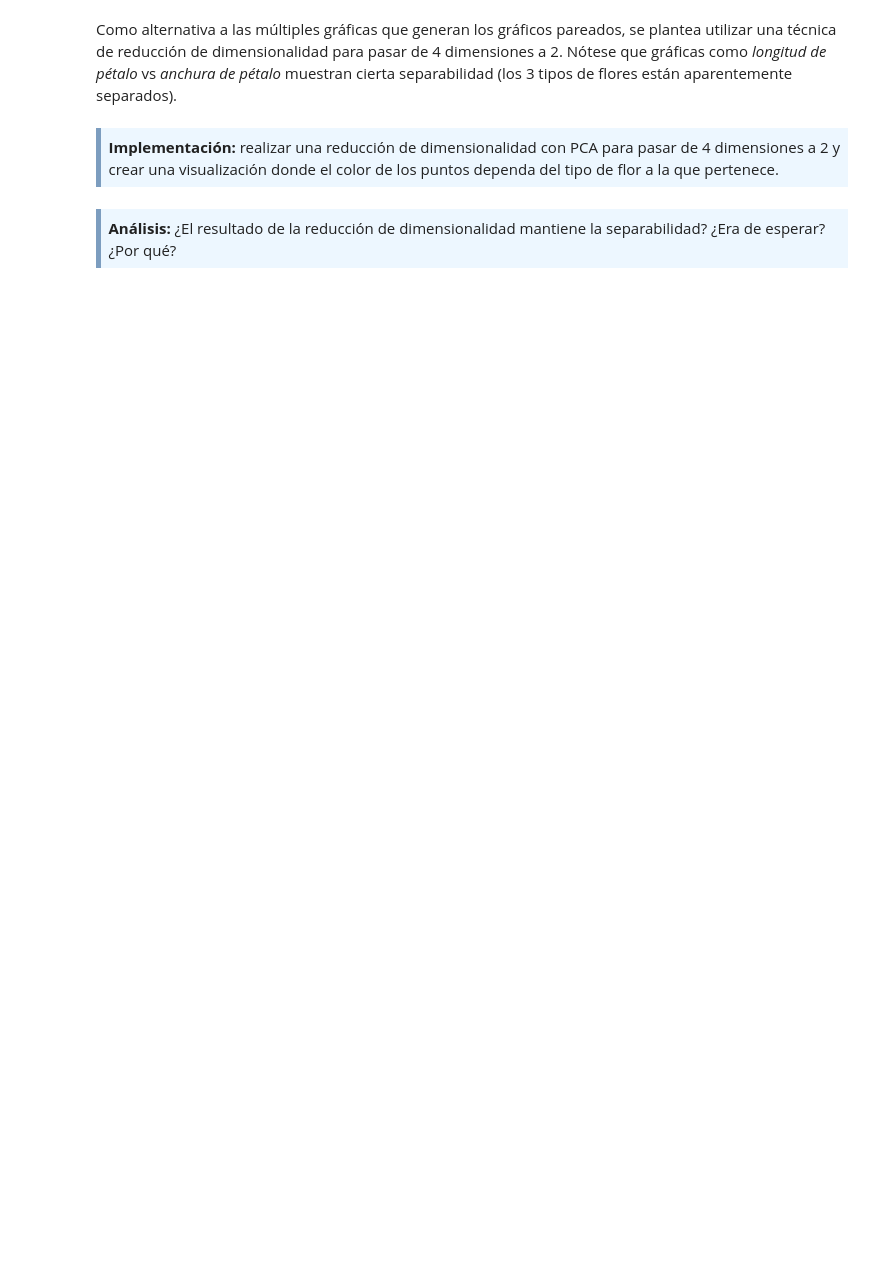
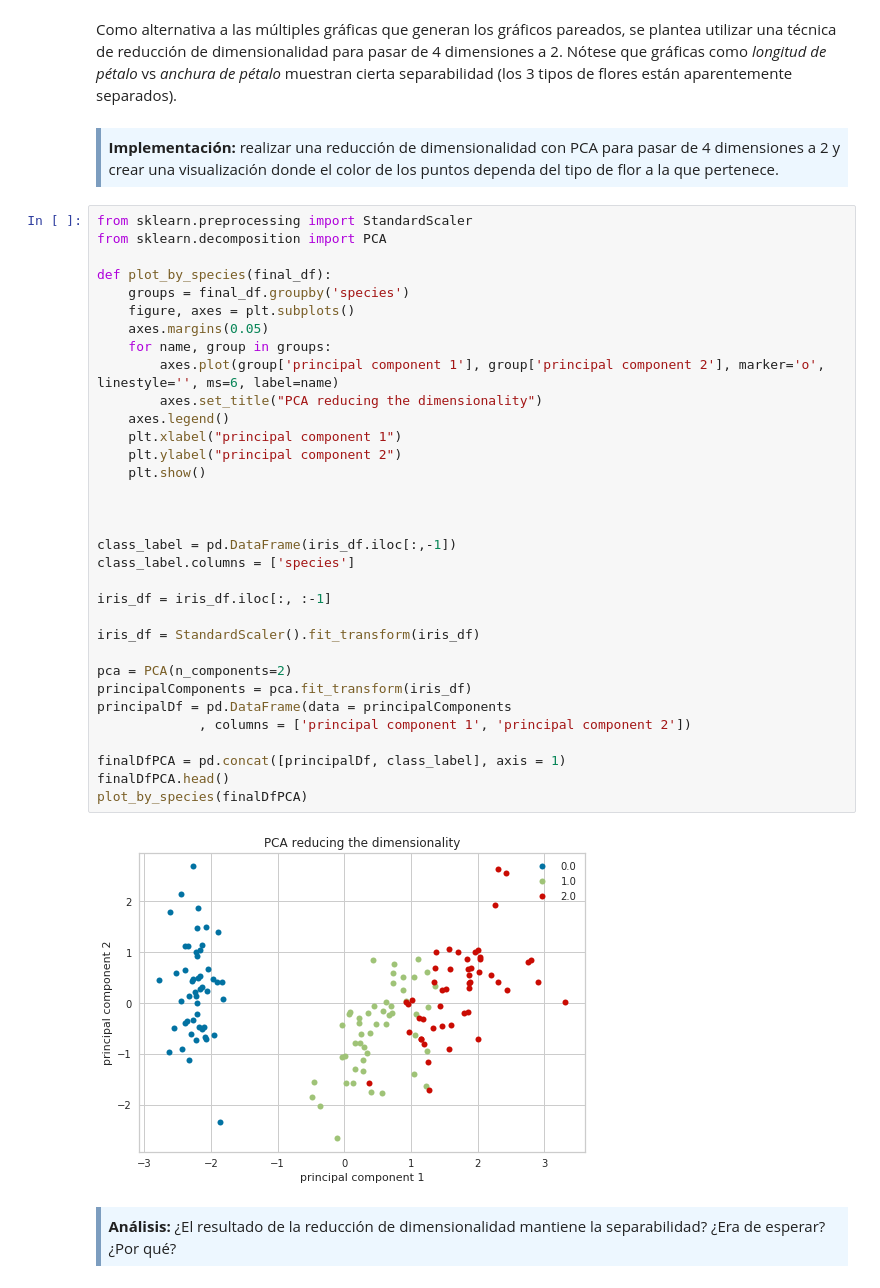
Before and after one commit to fernandoabcampos/advanced-data-mining, a Jupyter notebook: PEC2/20181_M2.855_PEC2-Enunciado.ipynb, the cells around one changed output. Saved outputs shown, nothing was run; the diff lists cells and outputs as text; blank space fills up the shorter version.

```diff
--- a/PEC2/20181_M2.855_PEC2-Enunciado.ipynb
+++ b/PEC2/20181_M2.855_PEC2-Enunciado.ipynb
@@ -516,6 +536,41 @@ Como alternativa a las múltiples gráficas que generan los gráficos pareados,
 <div style="background-color: #EDF7FF; border-color: #7C9DBF; border-left: 5px solid #7C9DBF; padding: 0.5em;">
 <strong>Implementación:</strong> realizar una reducción de dimensionalidad con PCA para pasar de 4 dimensiones a 2 y crear una visualización donde el color de los puntos dependa del tipo de flor a la que pertenece.
 </div>
+# %%
+from sklearn.preprocessing import StandardScaler
+from sklearn.decomposition import PCA
+
+def plot_by_species(final_df):
+    groups = final_df.groupby('species')
+    figure, axes = plt.subplots()
+    axes.margins(0.05)
+    for name, group in groups:
+        axes.plot(group['principal component 1'], group['principal component 2'], marker='o', linestyle='', ms=6, label=name)
+        axes.set_title("PCA reducing the dimensionality")
+    axes.legend()
+    plt.xlabel("principal component 1")
+    plt.ylabel("principal component 2")
+    plt.show()
+
+
+
+class_label = pd.DataFrame(iris_df.iloc[:,-1])
+class_label.columns = ['species']
+
+iris_df = iris_df.iloc[:, :-1]
+
+iris_df = StandardScaler().fit_transform(iris_df)
+
+pca = PCA(n_components=2)
+principalComponents = pca.fit_transform(iris_df)
+principalDf = pd.DataFrame(data = principalComponents
+             , columns = ['principal component 1', 'principal component 2'])
+
+finalDfPCA = pd.concat([principalDf, class_label], axis = 1)
+finalDfPCA.head()
+plot_by_species(finalDfPCA)
+# %% [output]
+[figure, added]
 # %% [markdown]
 <div style="background-color: #EDF7FF; border-color: #7C9DBF; border-left: 5px solid #7C9DBF; padding: 0.5em;">
 <strong>Análisis:</strong> ¿El resultado de la reducción de dimensionalidad mantiene la separabilidad? ¿Era de esperar? ¿Por qué?
```
Also changed, not shown: parts of 26 cells of this notebook.
